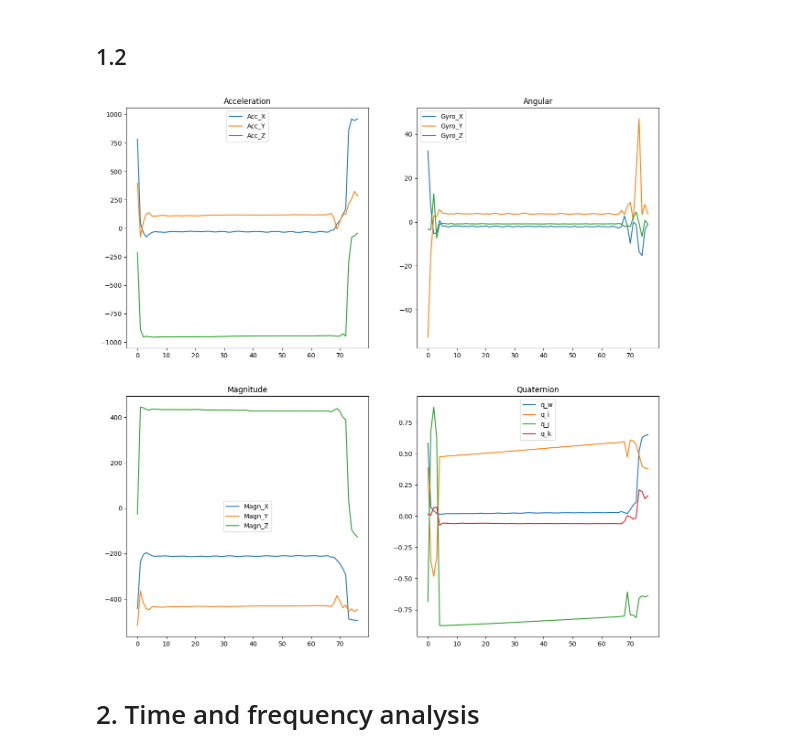
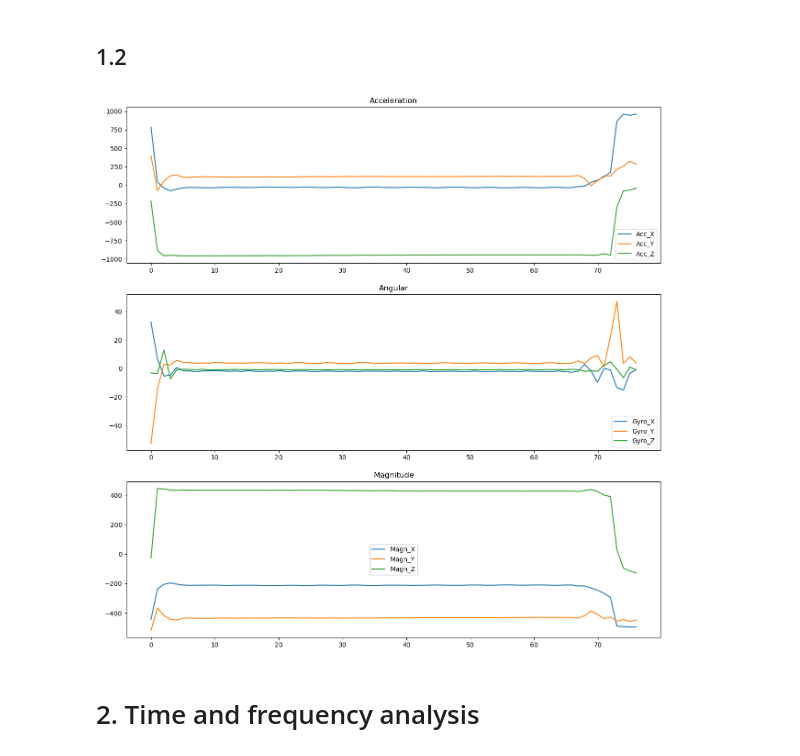
Before and after one commit to anaisbattut/ProjectHEART, a Jupyter notebook: Project.ipynb, the cells around one changed output. Drawn from its saved outputs; the diff is of its cells as text; code cells hidden in the pictures.

```diff
--- a/Project.ipynb
+++ b/Project.ipynb
@@ -108,6 +108,6 @@ from scipy import fftpack
 ## 1.1
 # %%
 data = pd.read_csv('center_sternum.txt', sep='\t')
-data = data.iloc[:,2:]# We remove the Log Mode and Log Freq
+data = data.iloc[:,2:12]# We remove the Log Mode and Log Freq
 data
 # %% [output]
@@ -127,31 +127,27 @@ data
 # %% [markdown]
 ## 1.2
 # %%
-fig, ((ax1,ax2),(ax3,ax4)) = plt.subplots(ncols=2, nrows=2,figsize=(15, 15))
+fig, ((ax1,ax2,ax3)) = plt.subplots(ncols=1, nrows=3,figsize=(15, 15))
 
 #t = np.linspace(data['Timestamp'].min(),data['Timestamp'].max(), len(data['Timestamp']))
 mean_data = data.groupby(['Timestamp']).mean()
 num_timestamp = len(data.groupby(['Timestamp']).mean())
 t = np.linspace(0, num_timestamp, num_timestamp)
 component = ['X','Y','Z']
 quaternion = ['w','i','j','k']
 
 for i in range(0,3):
     ax1.plot(t,mean_data['Acc'+component[i]],label='Acc_'+component[i])
     ax1.set_title('Acceleration')
     ax1.legend()
     ax2.plot(t,mean_data['Gyro'+component[i]],label='Gyro_'+component[i])
     ax2.set_title('Angular')
     ax2.legend()
     ax3.plot(t,mean_data['Magn'+component[i]],label='Magn_'+component[i])
     ax3.set_title('Magnitude')
     ax3.legend()
-for i in range(9,13):
-    ax4.plot(t,mean_data['q'+quaternion[i-9]],label='q_'+quaternion[i-9])
-    ax4.set_title('Quaternion')
-    ax4.legend()
 # %% [output]
-[figure, old version]
+[figure, new version]
 # %% [markdown]
 # 2. Time and frequency analysis
 # %% [markdown]
```
Also changed, not shown: parts of 4 cells of this notebook.
